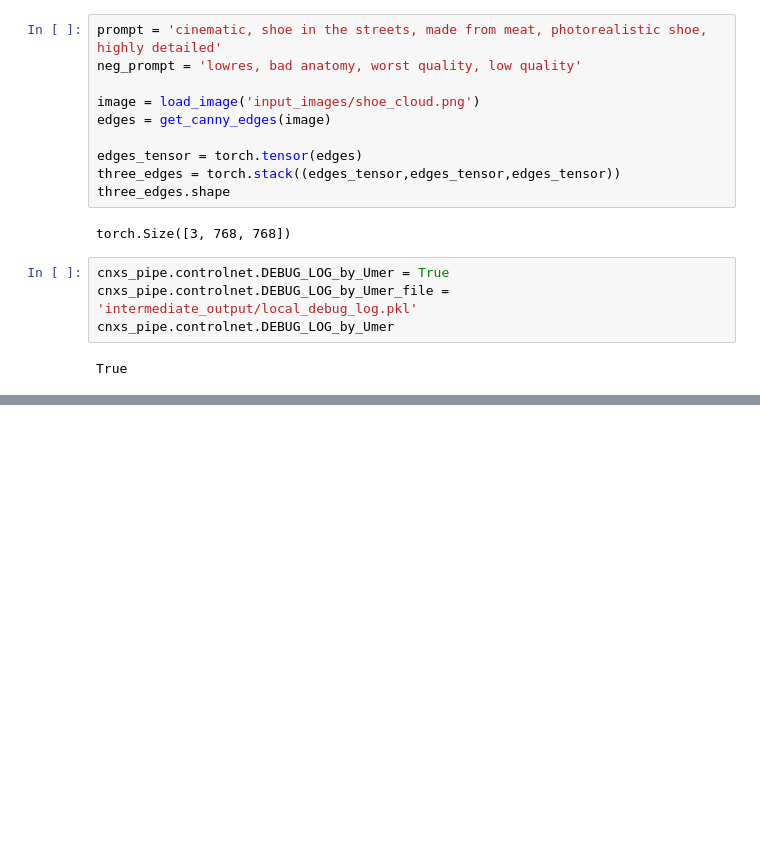
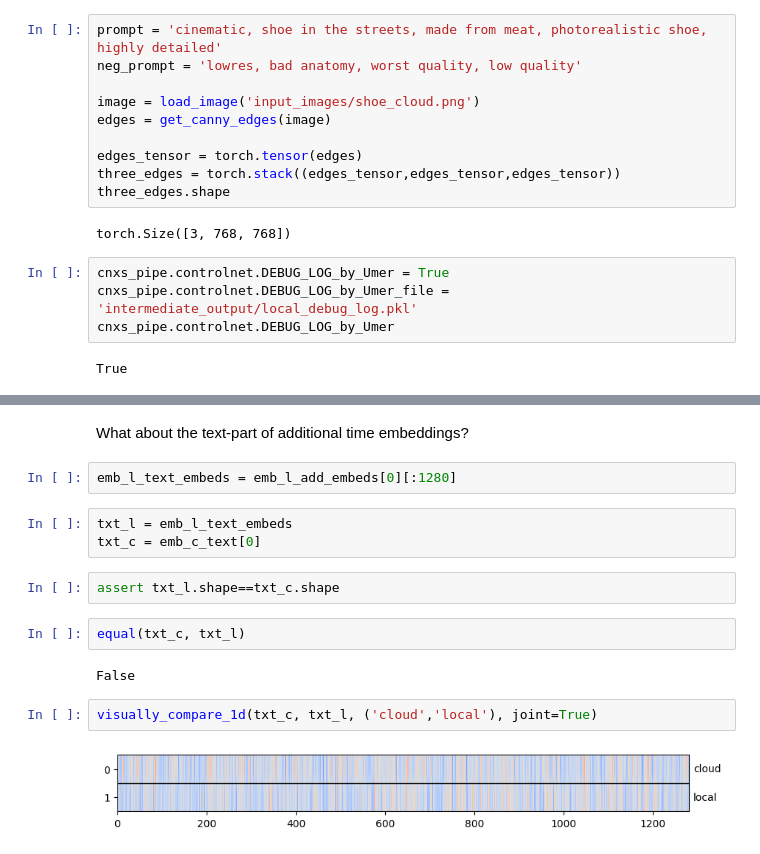
Before and after one commit to UmerHA/controlnet-xs-notes, a Jupyter notebook: Compare intermediate results -- 2.ipynb, the cells around one changed output, grey strips where cells are left out. Saved outputs shown, nothing was run; the diff lists cells and outputs as text; blank space fills up the shorter version.

```diff
--- a/Compare intermediate results -- 2.ipynb
+++ b/Compare intermediate results -- 2.ipynb
@@ -337,0 +472,17 @@ RuntimeError: Debug Log saved successfully
+# %% [markdown]
+What about the text-part of additional time embeddings?
+# %%
+emb_l_text_embeds = emb_l_add_embeds[0][:1280]
+# %%
+txt_l = emb_l_text_embeds
+txt_c = emb_c_text[0]
+# %%
+assert txt_l.shape==txt_c.shape
+# %%
+equal(txt_c, txt_l)
+# %% [output]
+False
+# %%
+visually_compare_1d(txt_c, txt_l, ('cloud','local'), joint=True)
+# %% [output]
+[figure, added]
```
Also changed, not shown: parts of 91 cells of this notebook, 14 other files.
